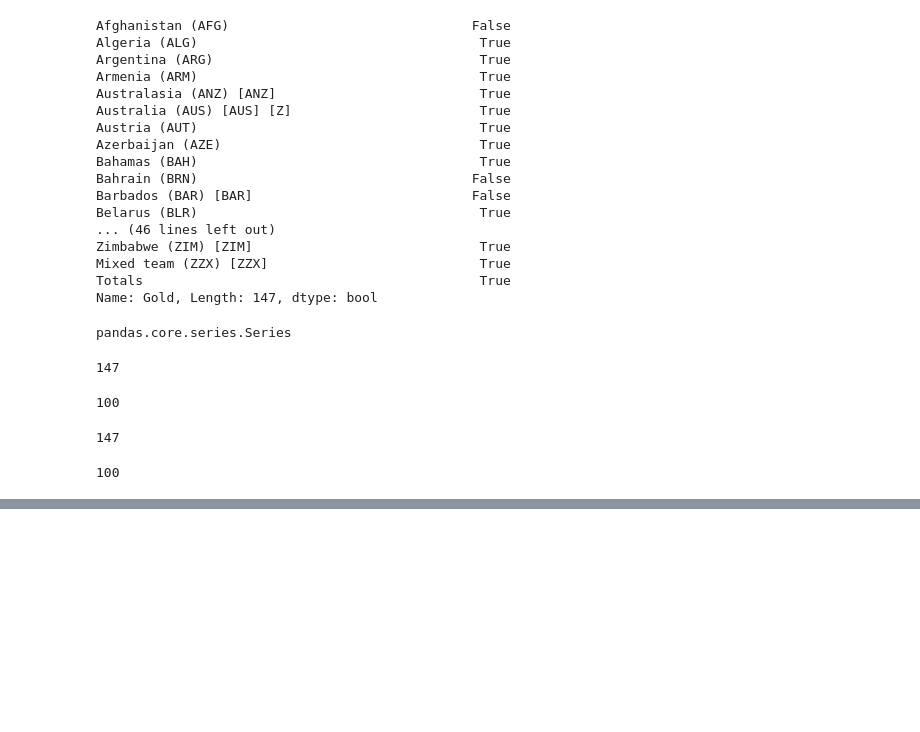
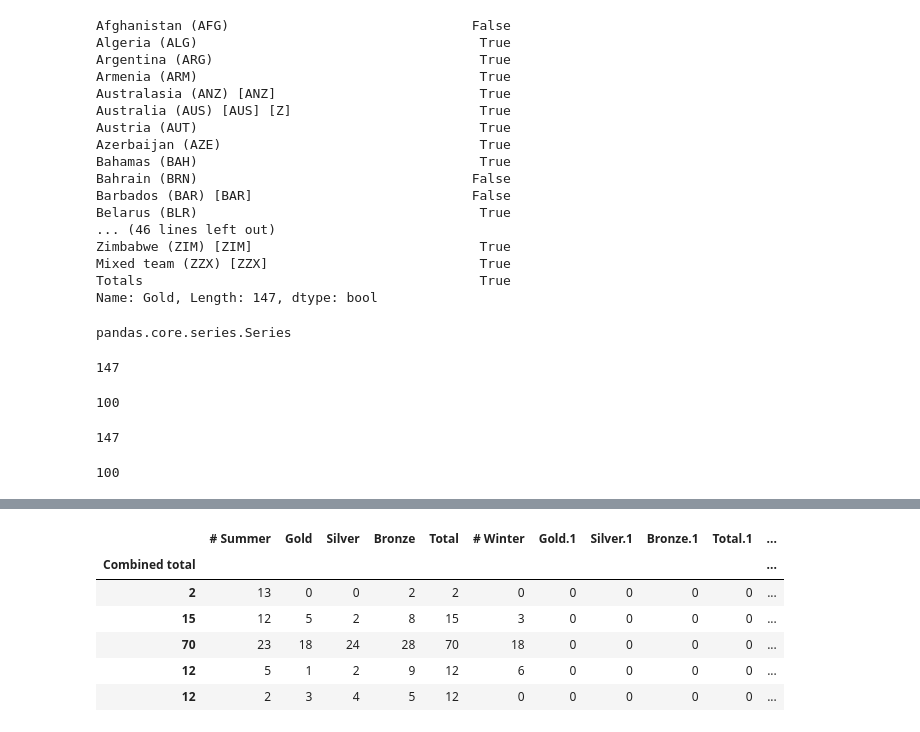
Before and after one commit to Sumad/DS, a Jupyter notebook: Python/UM Spcialization/DS_with_Python/Week 2/Week 2 Pandas.ipynb, the cells around one changed output, grey strips where cells are left out. Cells and saved outputs as stored; diff of their text form; code cells hidden in the pictures; blank space fills up the shorter version.

```diff
--- a/Python/UM Spcialization/DS_with_Python/Week 2/Week 2 Pandas.ipynb
+++ b/Python/UM Spcialization/DS_with_Python/Week 2/Week 2 Pandas.ipynb
@@ -522,0 +578,14 @@ len(df3)
+# %%
+# Index by Combined Total, make country a columns
+df['country'] = df.index
+df.set_index('Combined total',inplace= True) # Takes existing column name/s and moves the col/s to index, with colname as
+                                            # index name
+df.head()
+# %% [output]
+|  | # Summer | Gold | Silver | Bronze | Total | # Winter | Gold.1 | Silver.1 | Bronze.1 | Total.1 | ... |
+| Combined total |  |  |  |  |  |  |  |  |  |  | ... |
+| 2 | 13 | 0 | 0 | 2 | 2 | 0 | 0 | 0 | 0 | 0 | ... |
+| 15 | 12 | 5 | 2 | 8 | 15 | 3 | 0 | 0 | 0 | 0 | ... |
+| 70 | 23 | 18 | 24 | 28 | 70 | 18 | 0 | 0 | 0 | 0 | ... |
+| 12 | 5 | 1 | 2 | 9 | 12 | 6 | 0 | 0 | 0 | 0 | ... |
+| 12 | 2 | 3 | 4 | 5 | 12 | 0 | 0 | 0 | 0 | 0 | ... |
```
Also changed, not shown: parts of 33 cells of this notebook, 1 other file.
